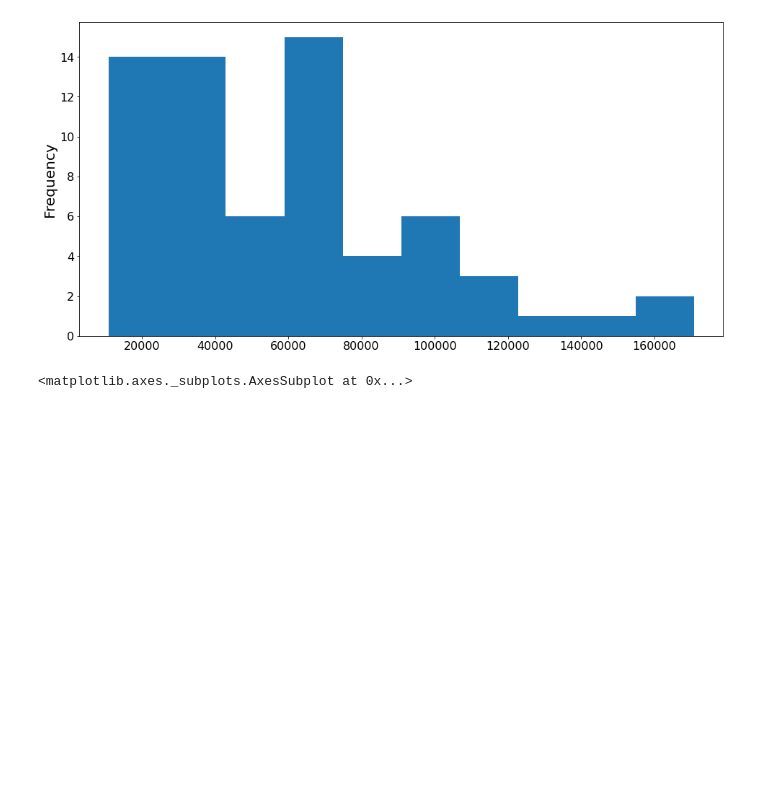
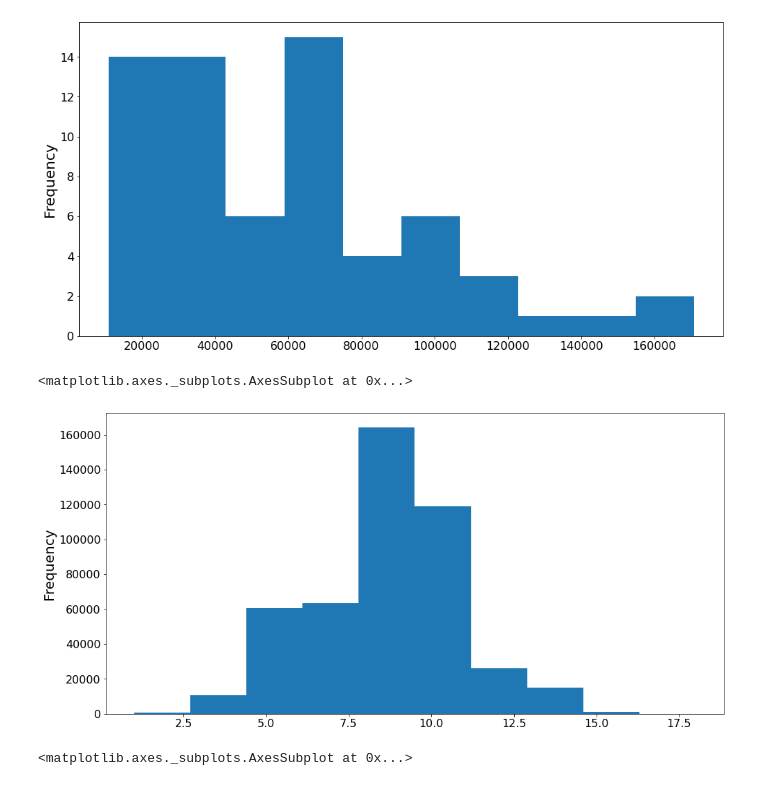
Before and after one commit to ML4GLand/EUGENe, a Jupyter notebook: notebooks/Nucleotide_Importance_Analysis.ipynb, the cells around one changed output. Drawn from its saved outputs; the diff is of its cells as text; code cells hidden in the pictures; blank space fills up the shorter version.

```diff
--- a/notebooks/Nucleotide_Importance_Analysis.ipynb
+++ b/notebooks/Nucleotide_Importance_Analysis.ipynb
@@ -165,10 +187,13 @@ cut_offs = score_df.mean(axis=1) + score_df.std(axis=1)*1
-# %%
-cut_offs = score_df.quantile(0.75, axis=1)
 # %%
 score_df.ge(cut_offs, axis=0).sum(axis=0).plot(kind="hist")
 # %% [output]
 <matplotlib.axes._subplots.AxesSubplot at 0x...>
 [figure]
+# %%
+score_df.ge(cut_offs, axis=0).sum(axis=1).plot(kind="hist")
+# %% [output]
+<matplotlib.axes._subplots.AxesSubplot at 0x...>
+[figure, added]
 # %%
 sns.ecdfplot(score_df.ge(cut_offs, axis=0).sum(axis=1))
 # %% [output]
```
Also changed, not shown: parts of 51 cells of this notebook, 22 other files.
